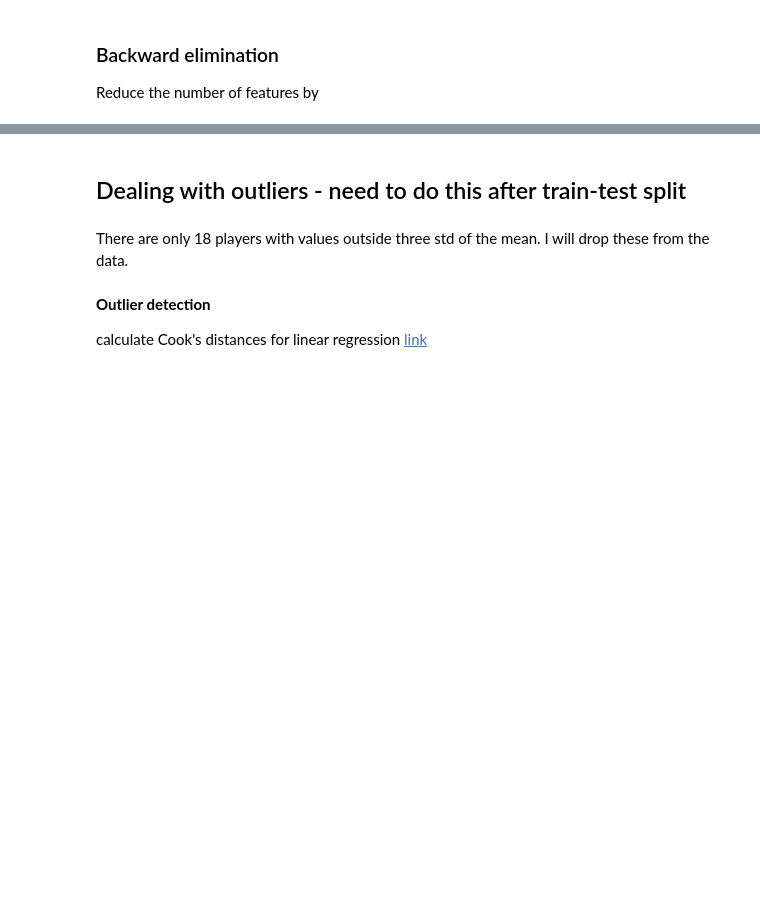
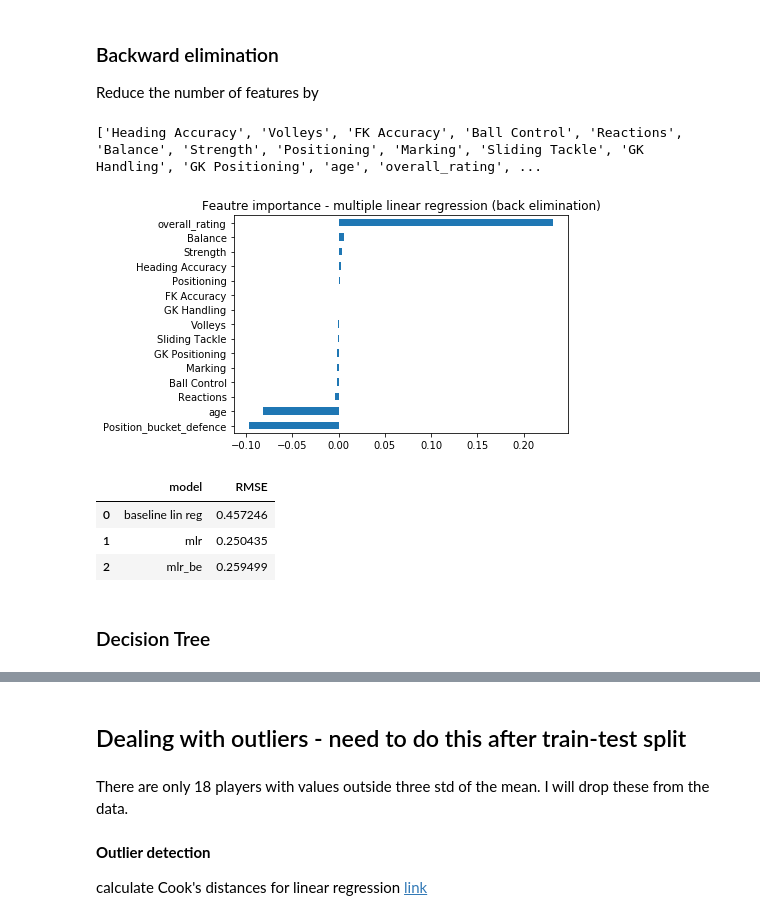
Before and after one commit to julian-west/sofifa-analysis, a Jupyter notebook: predicting player value.ipynb, the cells around one changed output, grey strips where cells are left out. Cells and saved outputs as stored; diff of their text form; code cells hidden in the pictures; blank space fills up the shorter version.

```diff
--- a/predicting player value.ipynb
+++ b/predicting player value.ipynb
@@ -513,21 +573,32 @@ while (len(cols)>0):
     else:
         break
 
-selected_features_BE = cols
+mlr_selected_features_BE = cols
 print(selected_features_BE)
+# %% [output]
+['Heading Accuracy', 'Volleys', 'FK Accuracy', 'Ball Control', 'Reactions', 'Balance', 'Strength', 'Positioning', 'Marking', 'Sliding Tackle', 'GK Handling', 'GK Positioning', 'age', 'overall_rating', ...
 # %%
 mlr_be = sm.OLS(
-    y_train, X_train_mlr[selected_features_BE]).fit()
+    y_train, X_train_mlr[mlr_selected_features_BE]).fit()
 
-mlr_be_pred = mlr_selected_features.predict(
+mlr_be_pred = mlr_be.predict(
     X_test_mlr[selected_features_BE])
 
 mlr_be_RMSE = np.sqrt(
     mean_squared_error(y_test, mlr_be_pred))
 # %%
-mlr_back_elim.params.sort_values().plot(kind='barh')
+mlr_be.params.sort_values().plot(kind='barh')
 plt.title("Feautre importance - multiple linear regression (back elimination)")
 plt.show()
+# %% [output]
+[figure, added]
 # %%
-model_accuracies = add_model_accuracy(name='mlr_be',RMSE=mlr_back_elim_RMSE,model_accuracies=model_accuracies)
+model_accuracies = add_model_accuracy(name='mlr_be',RMSE=mlr_be_RMSE,model_accuracies=model_accuracies)
 model_accuracies
+# %% [output]
+|  | model | RMSE |
+| 0 | baseline lin reg | 0.457246 |
+| 1 | mlr | 0.250435 |
+| 2 | mlr_be | 0.259499 |
+# %% [markdown]
+### Decision Tree
```
Also changed, not shown: parts of 67 cells of this notebook.
